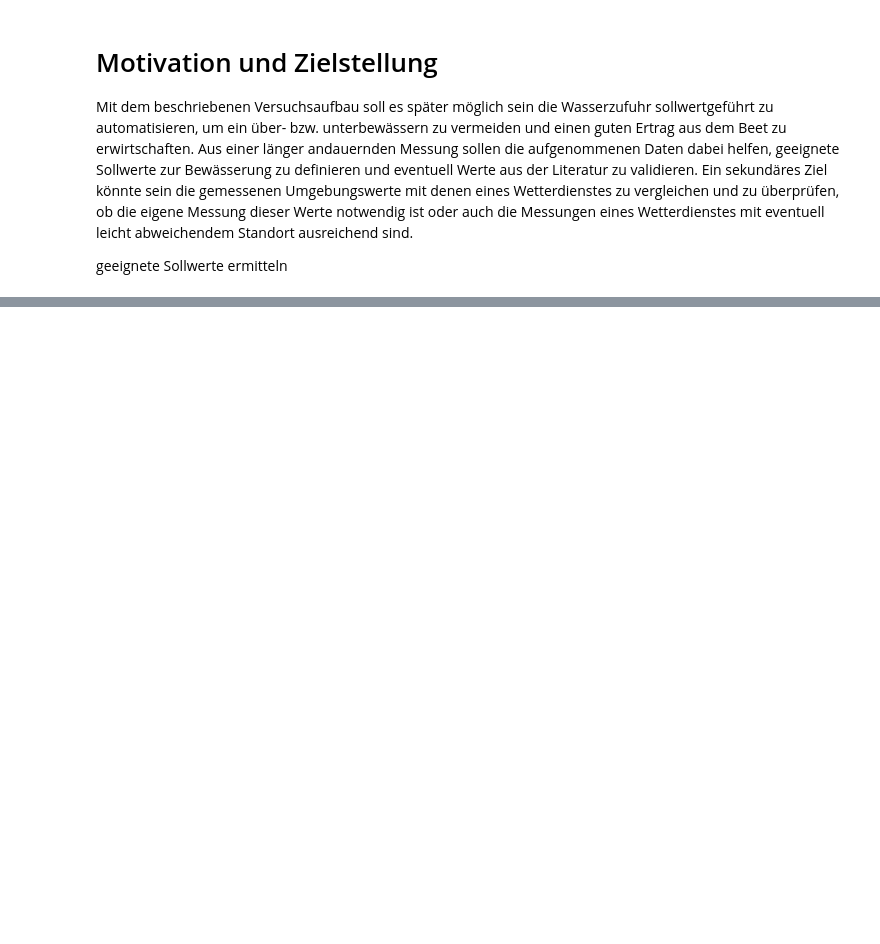
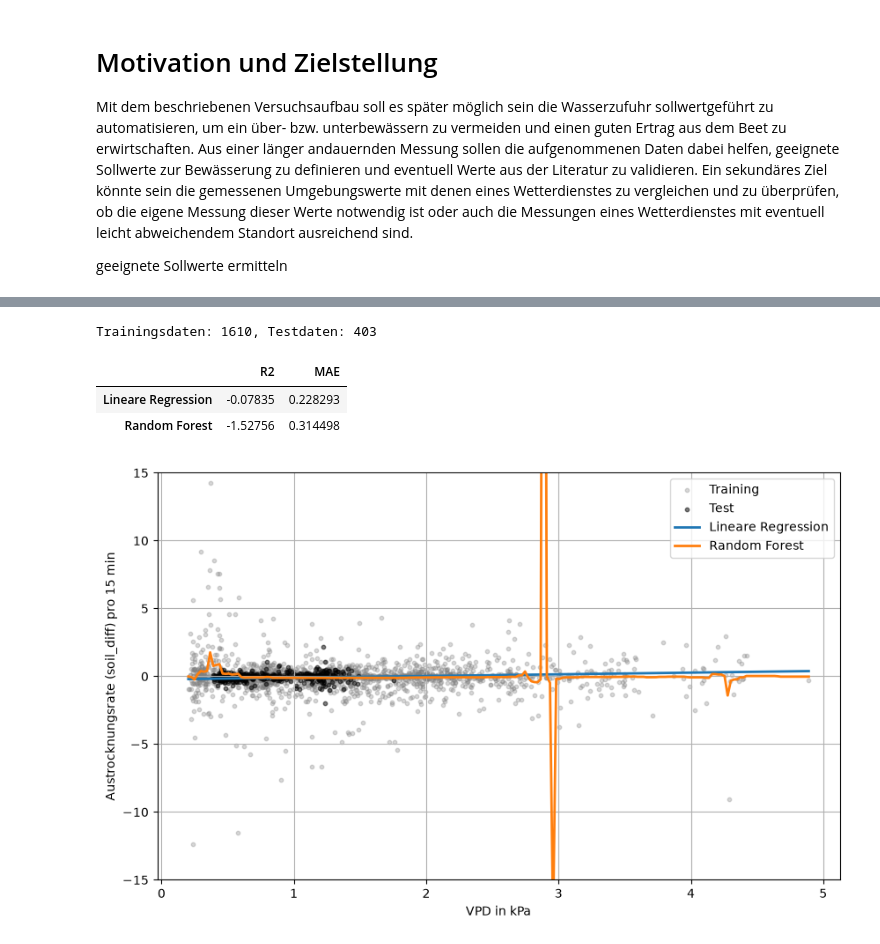
Before and after one commit to jankruse-dev/DataScience_Notebook, a Jupyter notebook: Data_Science_Jan_Kruse_1230471.ipynb, the cells around one changed output, grey strips where cells are left out. Cells and saved outputs as stored; diff of their text form; code cells hidden in the pictures; blank space fills up the shorter version.

```diff
--- a/Data_Science_Jan_Kruse_1230471.ipynb
+++ b/Data_Science_Jan_Kruse_1230471.ipynb
@@ -307,0 +361,57 @@ geeignete Sollwerte ermitteln
+# %%
+from sklearn.linear_model import LinearRegression
+from sklearn.ensemble import RandomForestRegressor
+from sklearn.metrics import r2_score, mean_absolute_error
+
+# Nur natürliche Austrocknung betrachten (Zeilen ohne Gießereignis)
+ml_data = data_aug[data_aug['pump_time'] == 0][['VPD', 'soil_diff']].dropna()
+
+X = ml_data[['VPD']].to_numpy()
+y = ml_data['soil_diff'].to_numpy()
+
+# Chronologischer Split (keine zufällige Durchmischung, da Zeitreihe)
+split_idx = int(len(ml_data) * 0.8)
+X_train, X_test = X[:split_idx], X[split_idx:]
+y_train, y_test = y[:split_idx], y[split_idx:]
+
+print(f'Trainingsdaten: {len(X_train)}, Testdaten: {len(X_test)}')
+# %% [output]
+Trainingsdaten: 1610, Testdaten: 403
+# %%
+models = {
+    'Lineare Regression': LinearRegression(),
+    'Random Forest': RandomForestRegressor(n_estimators=200, max_depth=4, random_state=42),
+}
+
+results = {}
+for name, model in models.items():
+    model.fit(X_train, y_train)
+    y_pred = model.predict(X_test)
+    results[name] = {
+        'R2': r2_score(y_test, y_pred),
+        'MAE': mean_absolute_error(y_test, y_pred),
+    }
+
+pd.DataFrame(results).T
+# %% [output]
+|  | R2 | MAE |
+| Lineare Regression | -0.07835 | 0.228293 |
+| Random Forest | -1.52756 | 0.314498 |
+# %%
+vpd_range = np.linspace(ml_data['VPD'].min(), ml_data['VPD'].max(), 200).reshape(-1, 1)
+
+fig, ax = plt.subplots(figsize=(10, 6))
+ax.scatter(X_train, y_train, s=10, alpha=0.3, label='Training', c='gray')
+ax.scatter(X_test, y_test, s=10, alpha=0.5, label='Test', c='k')
+
+for name, model in models.items():
+    ax.plot(vpd_range, model.predict(vpd_range), label=name, lw=2)
+
+ax.set_xlabel('VPD in kPa')
+ax.set_ylabel('Austrocknungsrate (soil_diff) pro 15 min')
+ax.set_ylim(-15, 15)  # Ausreißer durch Sensorrauschen ausblenden
+ax.legend()
+ax.grid(True)
+plt.show()
+# %% [output]
+[figure, added]
```
Also changed, not shown: parts of 34 cells of this notebook, 1 other file.
